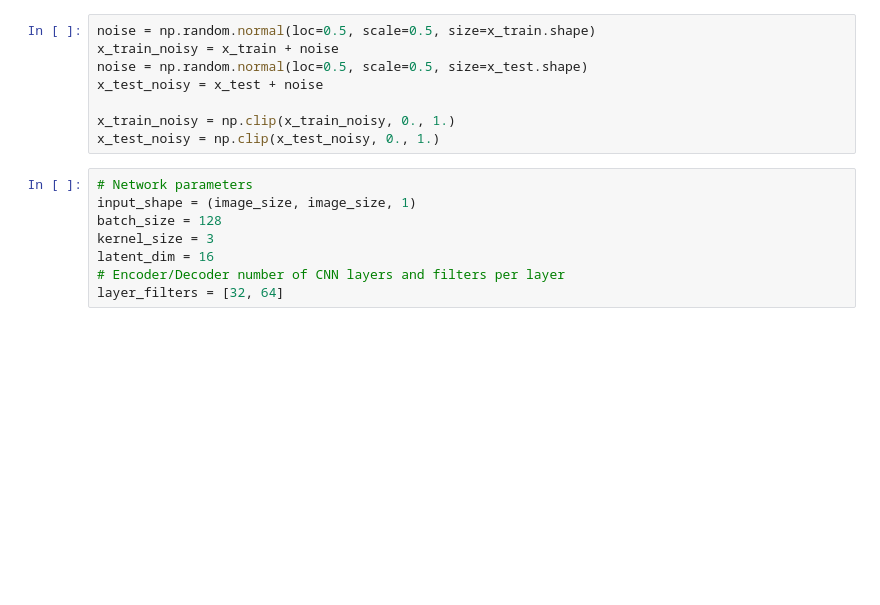
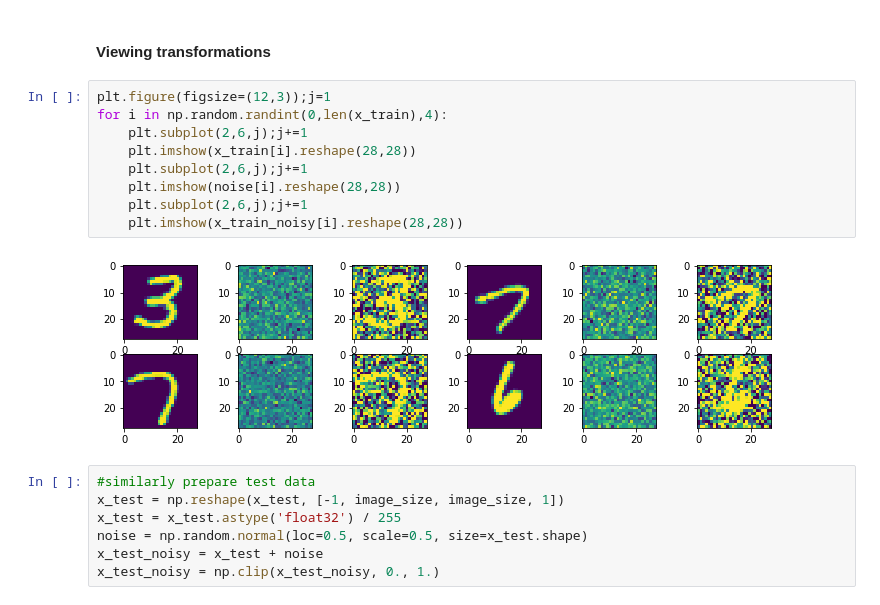
Before and after one commit to jackgriffin105/MNIST-denoising-autoencoder, a Jupyter notebook: Mnist_Denoising_Autoencoder.ipynb, the cells around one changed output. Saved outputs shown, nothing was run; the diff lists cells and outputs as text; blank space fills up the shorter version.

```diff
--- a/Mnist_Denoising_Autoencoder.ipynb
+++ b/Mnist_Denoising_Autoencoder.ipynb
@@ -19,19 +20,23 @@ Downloading data from https://s3.amazonaws.com/img-datasets/mnist.npz
+# %% [markdown]
+#### Viewing transformations
+# %%
+plt.figure(figsize=(12,3));j=1
+for i in np.random.randint(0,len(x_train),4):
+    plt.subplot(2,6,j);j+=1
+    plt.imshow(x_train[i].reshape(28,28))
+    plt.subplot(2,6,j);j+=1
+    plt.imshow(noise[i].reshape(28,28))
+    plt.subplot(2,6,j);j+=1
+    plt.imshow(x_train_noisy[i].reshape(28,28))
+# %% [output]
+[figure, added]
 # %%
-noise = np.random.normal(loc=0.5, scale=0.5, size=x_train.shape)
-x_train_noisy = x_train + noise
+#similarly prepare test data
+x_test = np.reshape(x_test, [-1, image_size, image_size, 1])
+x_test = x_test.astype('float32') / 255
 noise = np.random.normal(loc=0.5, scale=0.5, size=x_test.shape)
 x_test_noisy = x_test + noise
-
-x_train_noisy = np.clip(x_train_noisy, 0., 1.)
 x_test_noisy = np.clip(x_test_noisy, 0., 1.)
-# %%
-# Network parameters
-input_shape = (image_size, image_size, 1)
-batch_size = 128
-kernel_size = 3
-latent_dim = 16
-# Encoder/Decoder number of CNN layers and filters per layer
-layer_filters = [32, 64]
 # %%
 import keras
 from keras.layers import Activation, Dense, Input
```
Also changed, not shown: parts of 14 cells of this notebook.
